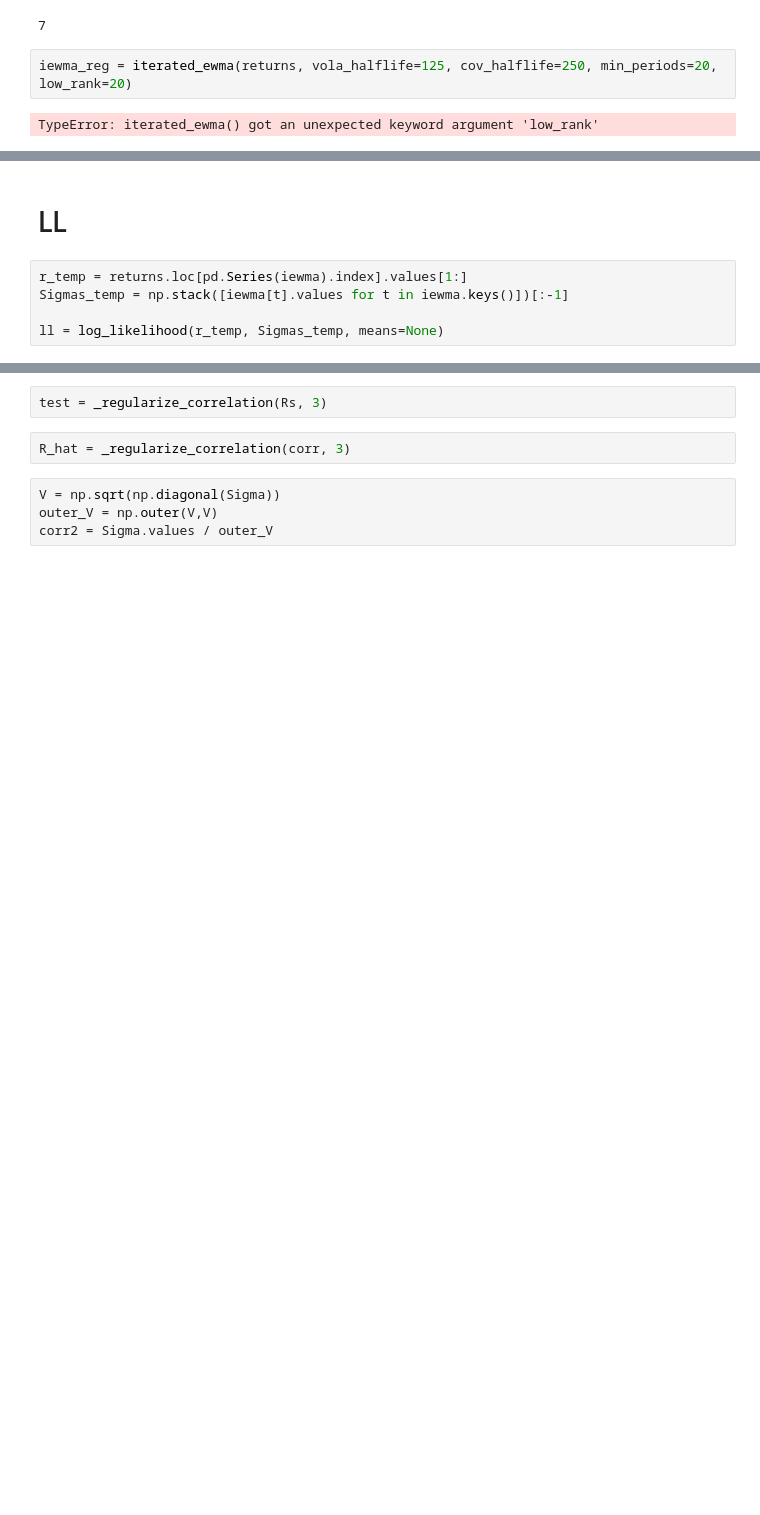
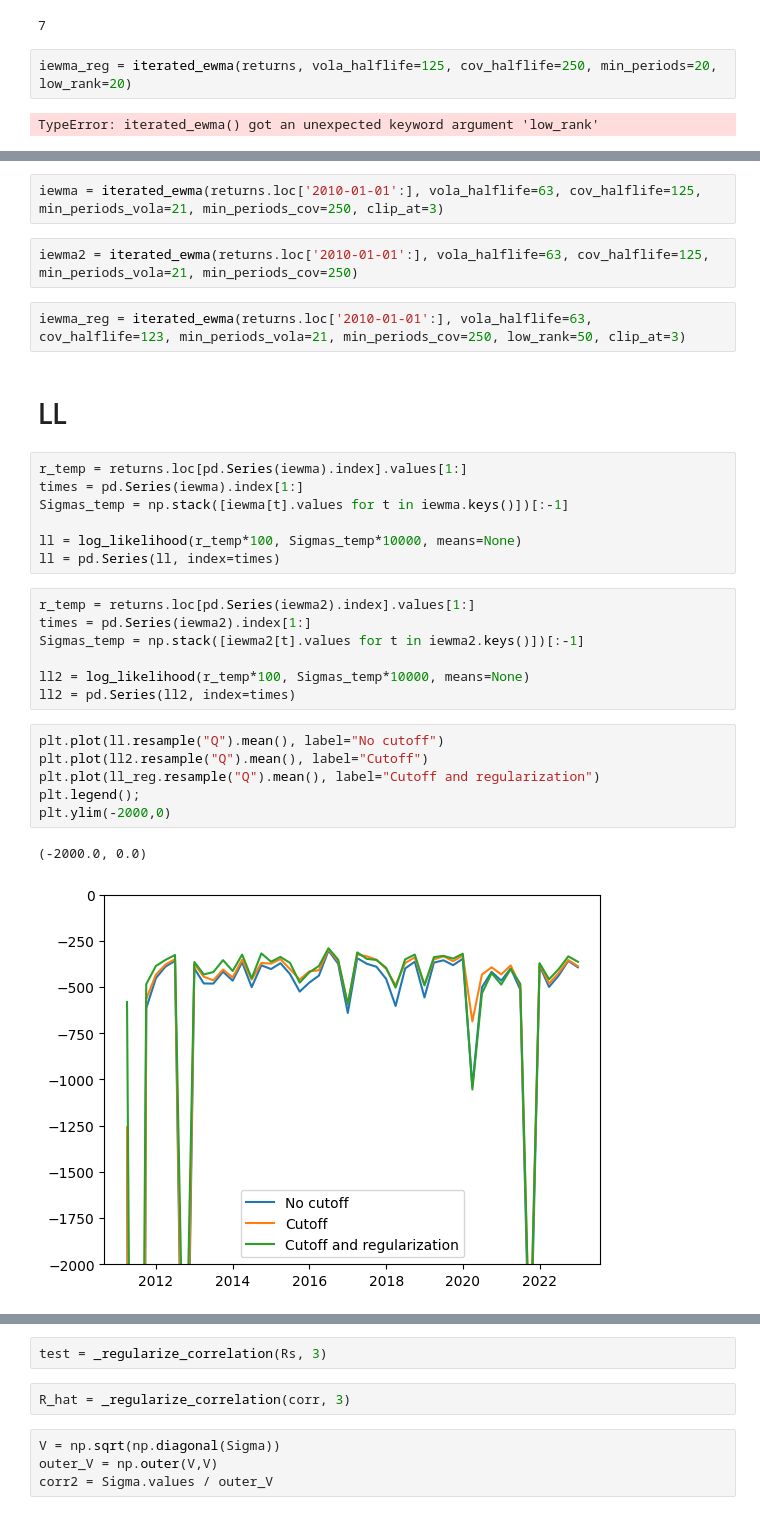
Before and after one commit to cvxgrp/cov_pred_finance, a Jupyter notebook: notebooks/playground.ipynb, the cells around one changed output, grey strips where cells are left out. Drawn from its saved outputs; the diff is of its cells as text; blank space fills up the shorter version.

```diff
--- a/notebooks/playground.ipynb
+++ b/notebooks/playground.ipynb
@@ -56,9 +102,33 @@ KeyboardInterrupt:
+# %%
+iewma = iterated_ewma(returns.loc['2010-01-01':], vola_halflife=63, cov_halflife=125, min_periods_vola=21, min_periods_cov=250, clip_at=3)
+# %%
+iewma2 = iterated_ewma(returns.loc['2010-01-01':], vola_halflife=63, cov_halflife=125, min_periods_vola=21, min_periods_cov=250)
+# %%
+iewma_reg = iterated_ewma(returns.loc['2010-01-01':], vola_halflife=63, cov_halflife=123, min_periods_vola=21, min_periods_cov=250, low_rank=50, clip_at=3)
 # %% [markdown]
 # LL
 # %%
 r_temp = returns.loc[pd.Series(iewma).index].values[1:]
+times = pd.Series(iewma).index[1:]
 Sigmas_temp = np.stack([iewma[t].values for t in iewma.keys()])[:-1]
 
-ll = log_likelihood(r_temp, Sigmas_temp, means=None)
+ll = log_likelihood(r_temp*100, Sigmas_temp*10000, means=None)
+ll = pd.Series(ll, index=times)
+# %%
+r_temp = returns.loc[pd.Series(iewma2).index].values[1:]
+times = pd.Series(iewma2).index[1:]
+Sigmas_temp = np.stack([iewma2[t].values for t in iewma2.keys()])[:-1]
+
+ll2 = log_likelihood(r_temp*100, Sigmas_temp*10000, means=None)
+ll2 = pd.Series(ll2, index=times)
+# %%
+plt.plot(ll.resample("Q").mean(), label="No cutoff")
+plt.plot(ll2.resample("Q").mean(), label="Cutoff")
+plt.plot(ll_reg.resample("Q").mean(), label="Cutoff and regularization")
+plt.legend();
+plt.ylim(-2000,0)
+# %% [output]
+(-2000.0, 0.0)
+[figure, added]
 # %%
 r_temp = returns.loc[pd.Series(iewma_reg).index].values[1:]
```
Also changed, not shown: parts of 10 cells of this notebook, 7 other files.
